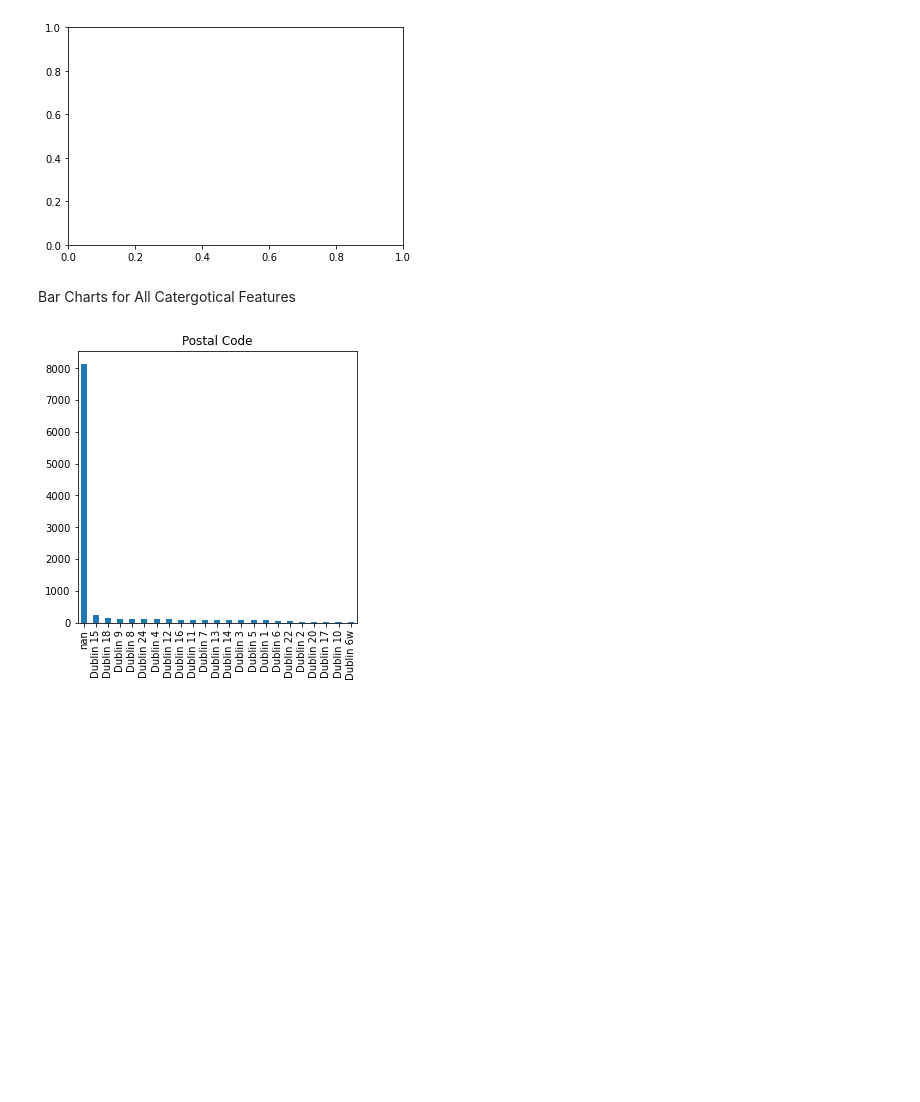
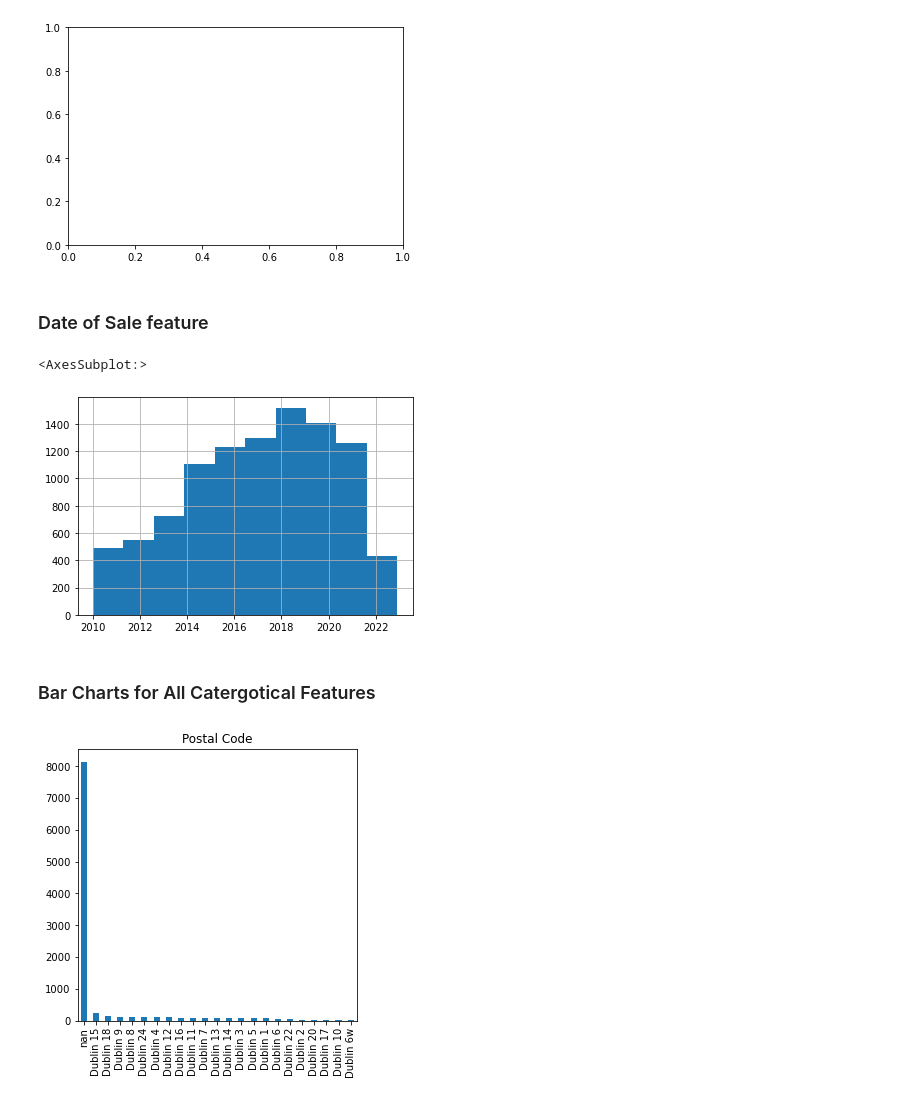
Before and after one commit to Gus1616/Data_analytics_homework1, a Jupyter notebook: Boothman_Gus_17350796_COMP47350_Homework1.ipynb, the cells around one changed output. Cells and saved outputs as stored; diff of their text form; code cells hidden in the pictures; blank space fills up the shorter version.

```diff
--- a/Boothman_Gus_17350796_COMP47350_Homework1.ipynb
+++ b/Boothman_Gus_17350796_COMP47350_Homework1.ipynb
@@ -555,8 +600,15 @@ TypeError: unhashable type: 'numpy.ndarray'
 # %%
 df[numeric_columns].plot(kind='box', subplots=True, figsize=(30,30), layout=(3,3), sharex=False, sharey=False)
 plt.savefig('HomeWork-DataQualityReport-NumericFeatures-boxplots_all_1-1.pdf')
+# %% [markdown]
+### Date of Sale feature
+# %%
+df['Date of Sale (dd/mm/yyyy)'].hist()
+# %% [output]
+<AxesSubplot:>
+[figure, added]
 # %% [markdown]
-Bar Charts for All Catergotical Features
+### Bar Charts for All Catergotical Features
 # %%
 # Plot bar charts for all categorical features and save them in a single PDF file
 pp = PdfPages('Homework1-DataQualityReport-CategoricalFeatures_barcharts_1-1.pdf')
```
Also changed, not shown: parts of 9 cells of this notebook, 3 other files.
